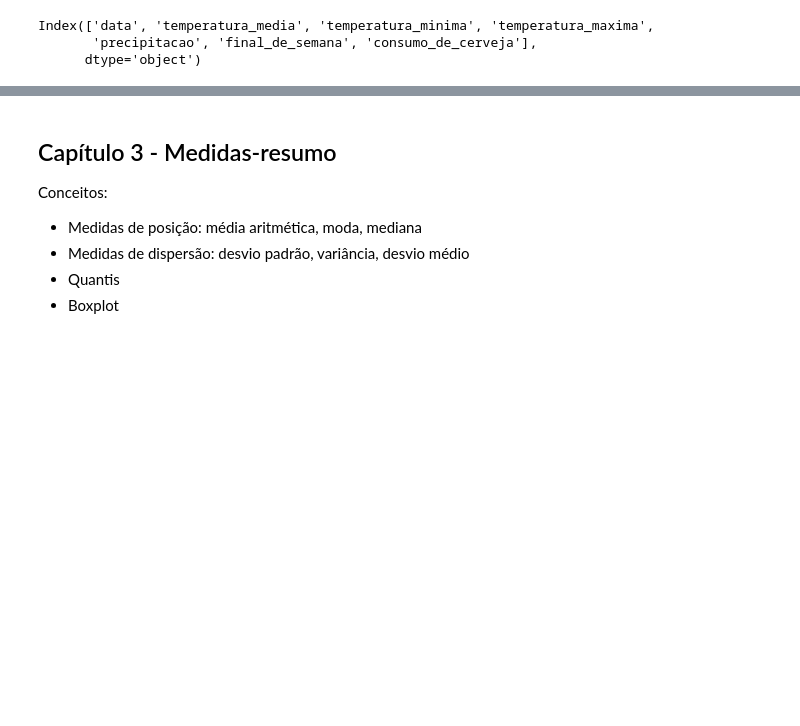
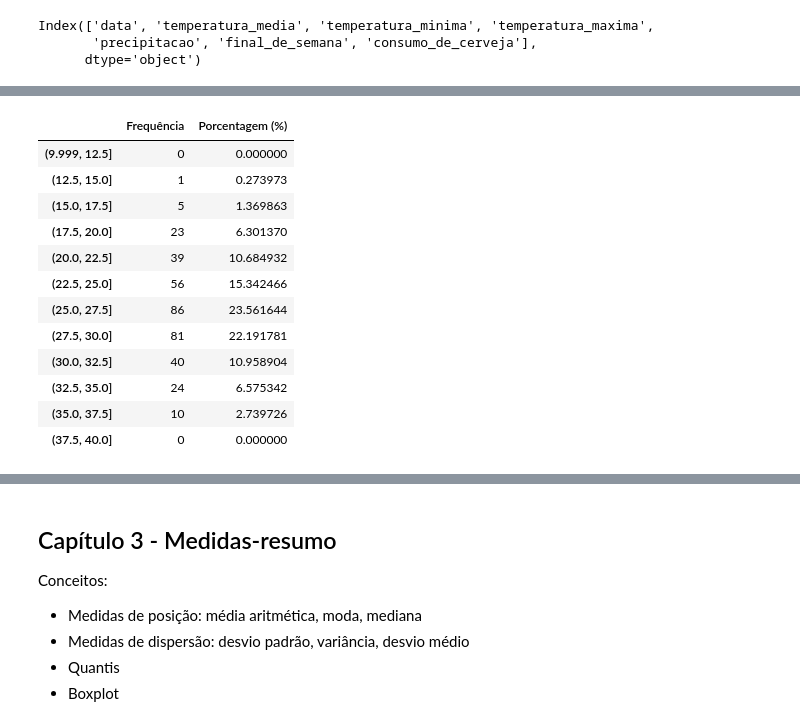
Before and after one commit to beatrizmilz/grupo_estudo_data_science_II, a Jupyter notebook: consumo_cerveja.ipynb, the cells around one changed output, grey strips where cells are left out. Cells and saved outputs as stored; diff of their text form; code cells hidden in the pictures; blank space fills up the shorter version.

```diff
--- a/consumo_cerveja.ipynb
+++ b/consumo_cerveja.ipynb
@@ -129,0 +203,34 @@ Tipos de variáveis:
+# %%
+# Temperatura máxima
+
+pd.DataFrame({"Frequência": pd.value_counts(
+    pd.cut(
+        x = consumo_cerveja["temperatura_maxima"],
+        bins = temp_cut,
+        include_lowest = True
+    ),
+    sort = False
+), "Porcentagem (%)": pd.value_counts(
+    pd.cut(
+        x = consumo_cerveja["temperatura_maxima"],
+        bins = temp_cut,
+        include_lowest = True
+    ),
+    sort = False,
+    normalize = True)* 100
+
+})
+# %% [output]
+|  | Frequência | Porcentagem (%) |
+| (9.999, 12.5] | 0 | 0.000000 |
+| (12.5, 15.0] | 1 | 0.273973 |
+| (15.0, 17.5] | 5 | 1.369863 |
+| (17.5, 20.0] | 23 | 6.301370 |
+| (20.0, 22.5] | 39 | 10.684932 |
+| (22.5, 25.0] | 56 | 15.342466 |
+| (25.0, 27.5] | 86 | 23.561644 |
+| (27.5, 30.0] | 81 | 22.191781 |
+| (30.0, 32.5] | 40 | 10.958904 |
+| (32.5, 35.0] | 24 | 6.575342 |
+| (35.0, 37.5] | 10 | 2.739726 |
+| (37.5, 40.0] | 0 | 0.000000 |
```
Also changed, not shown: parts of 8 cells of this notebook.
